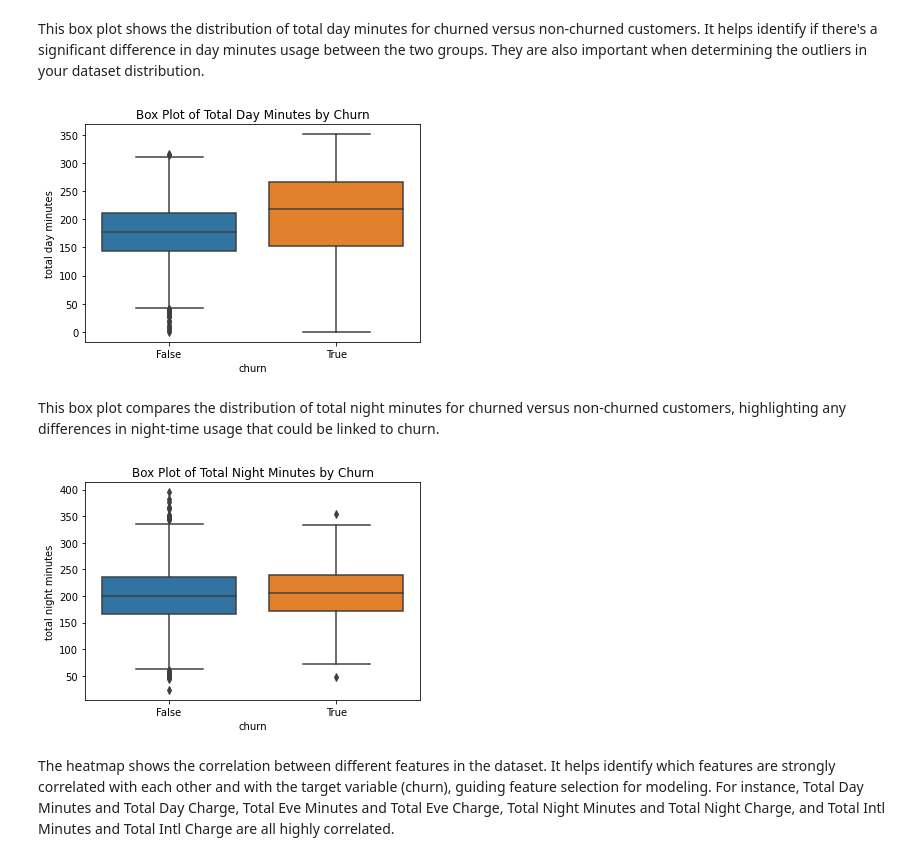
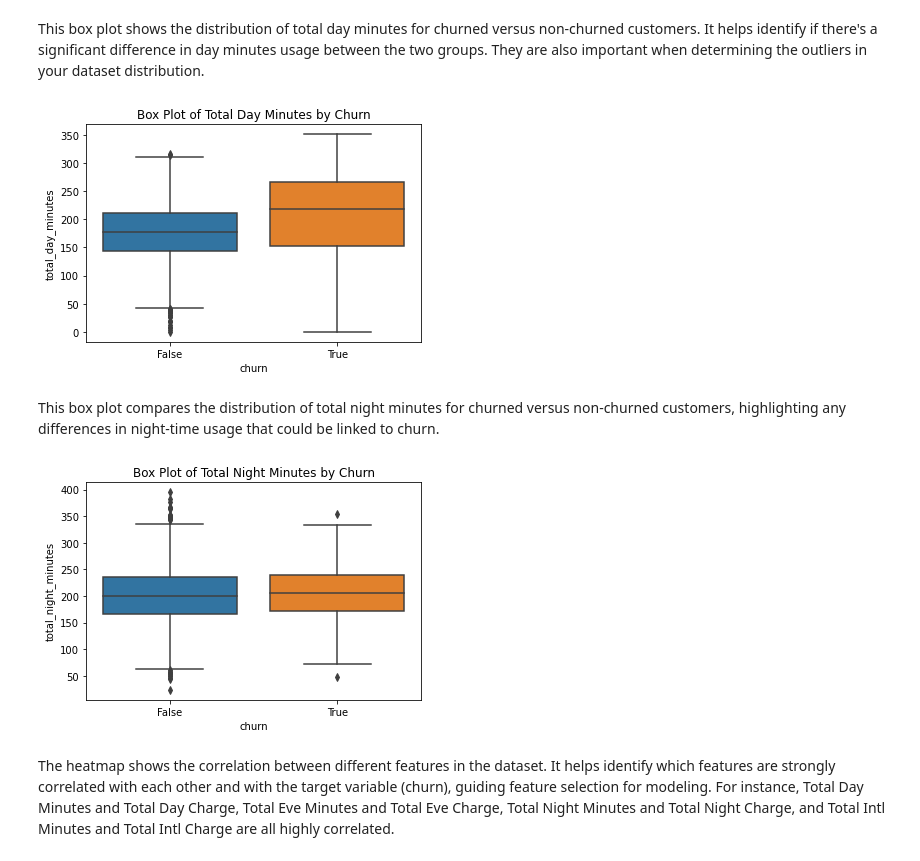
Before and after one commit to vidya-byte/phase-3-project, a Jupyter notebook: project3.ipynb, the cells around one changed output. Cells and saved outputs as stored; diff of their text form; code cells hidden in the pictures.

```diff
--- a/project3.ipynb
+++ b/project3.ipynb
@@ -69,3 +73,6 @@ df.head()
+# %%
+# Repace spaces with underscores
+df.columns = df.columns.str.replace(' ', '_')
 # %%
 # gathering information about our dataset
 df.info()
@@ -285,24 +374,24 @@ plt.show()
 This box plot shows the distribution of total day minutes for churned versus non-churned customers. It helps identify if there's a significant difference in day minutes usage between the two groups. They are also important when determining the outliers in your dataset distribution.
 # %%
 # Box plot for total day minutes by churn
-sns.boxplot(x='churn', y='total day minutes', data=df)
+sns.boxplot(x='churn', y='total_day_minutes', data=df)
 plt.title('Box Plot of Total Day Minutes by Churn')
 # Save the plot as an image file
 plt.savefig('box_plot_total_day_minutes_by_churn.png')
 plt.show()
 # %% [output]
-[figure, old version]
+[figure, new version]
 # %% [markdown]
 This box plot compares the distribution of total night minutes for churned versus non-churned customers, highlighting any differences in night-time usage that could be linked to churn.
 # %%
 # Box plot for total night minutes by churn
-sns.boxplot(x='churn', y='total night minutes', data=df)
+sns.boxplot(x='churn', y='total_night_minutes', data=df)
 plt.title('Box Plot of Total Night Minutes by Churn')
 # Save the plot as an image file
 plt.savefig('box_plot_total_night_minutes_by_churn.png')
 plt.show()
 # %% [output]
-[figure, old version]
+[figure, new version]
 # %% [markdown]
 The heatmap shows the correlation between different features in the dataset. It helps identify which features are strongly correlated with each other and with the target variable (churn), guiding feature selection for modeling. For instance, Total Day Minutes and Total Day Charge, Total Eve Minutes and Total Eve Charge, Total Night Minutes and Total Night Charge, and Total Intl Minutes and Total Intl Charge are all highly correlated.
 # %%
```
Also changed, not shown: parts of 32 cells of this notebook, 6 other files.
